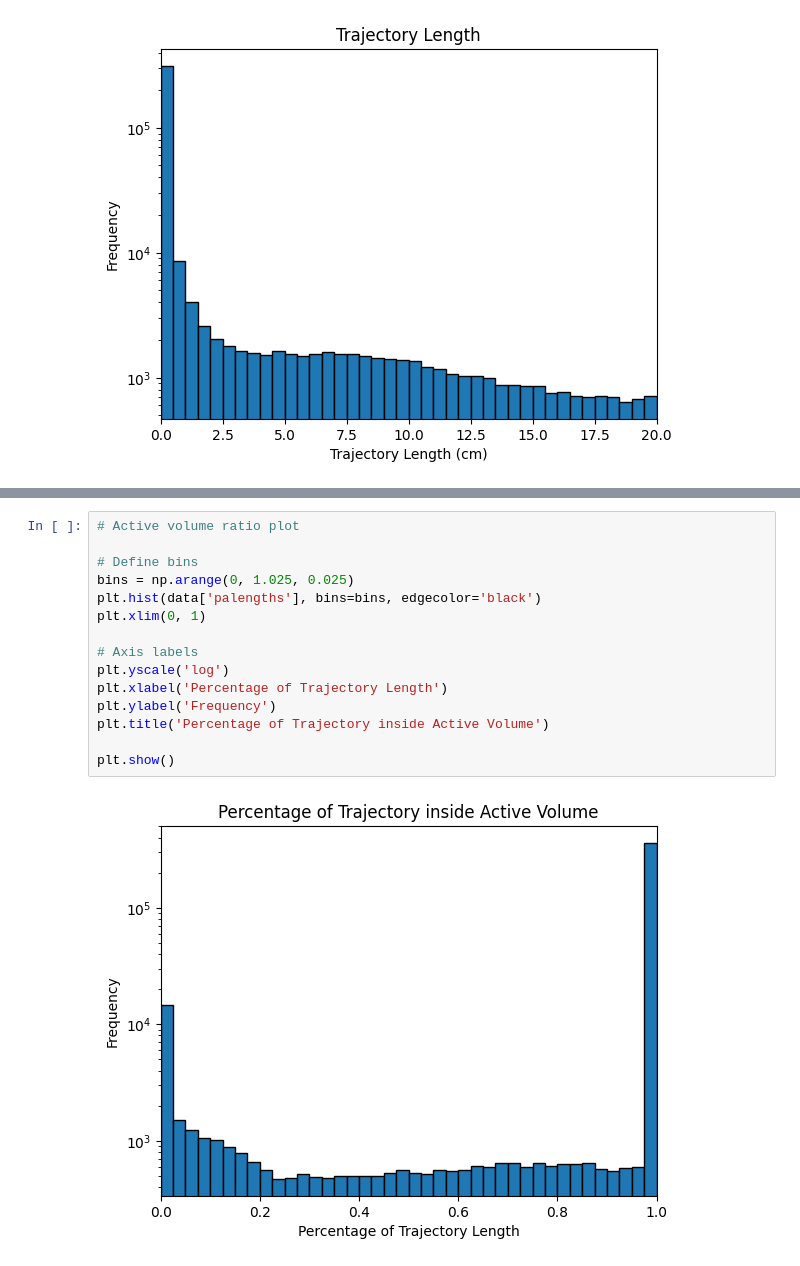
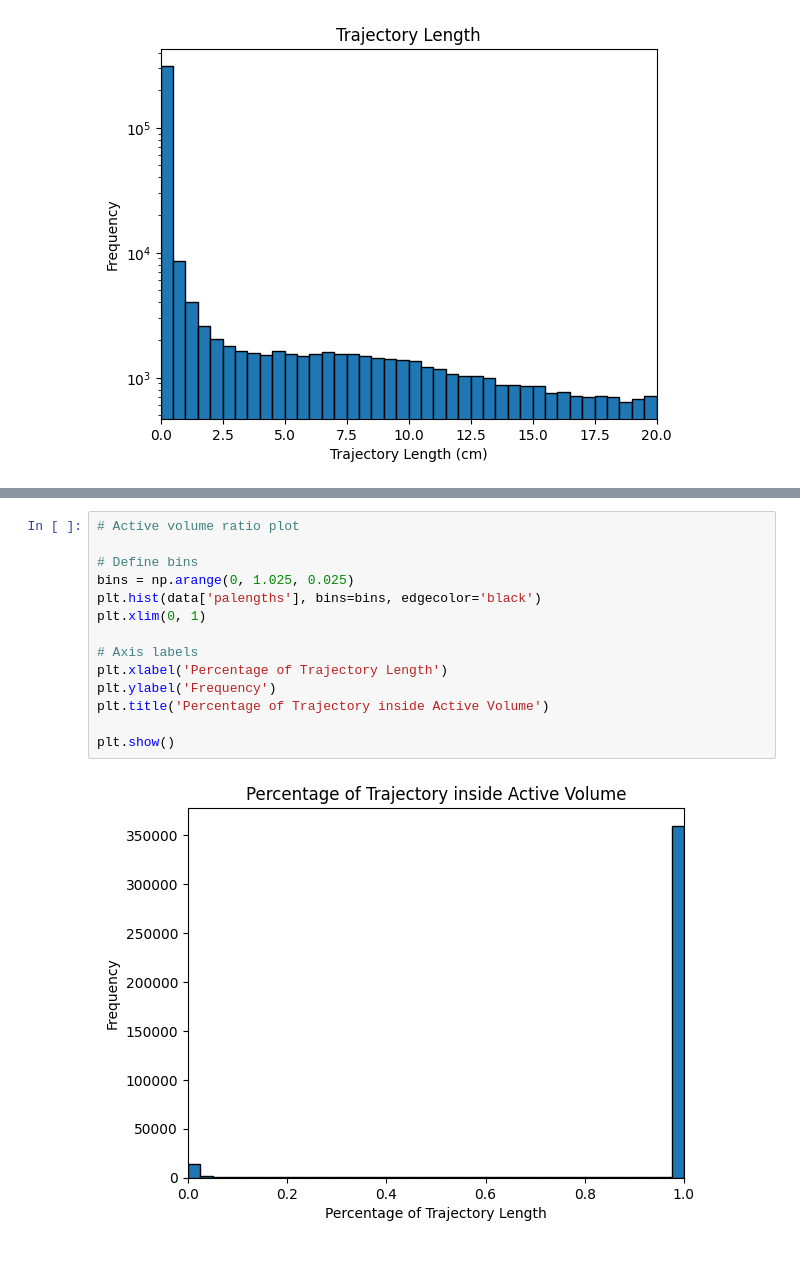
Before and after one commit to vaccarojohn/SNeNDSim, a Jupyter notebook: sim/signal/signal_trajectory_analysis.ipynb, the cells around one changed output, grey strips where cells are left out. Drawn from its saved outputs; the diff is of its cells as text.

```diff
--- a/sim/signal/signal_trajectory_analysis.ipynb
+++ b/sim/signal/signal_trajectory_analysis.ipynb
@@ -81,17 +79,16 @@ plt.show()
 # %%
 # Active volume ratio plot
 
 # Define bins
 bins = np.arange(0, 1.025, 0.025)
 plt.hist(data['palengths'], bins=bins, edgecolor='black')
 plt.xlim(0, 1)
 
 # Axis labels
-plt.yscale('log')
 plt.xlabel('Percentage of Trajectory Length')
 plt.ylabel('Frequency')
 plt.title('Percentage of Trajectory inside Active Volume')
 
 plt.show()
 # %% [output]
-[figure, old version]
+[figure, new version]
```
Also changed, not shown: parts of 2 cells of this notebook, 1 other file.
